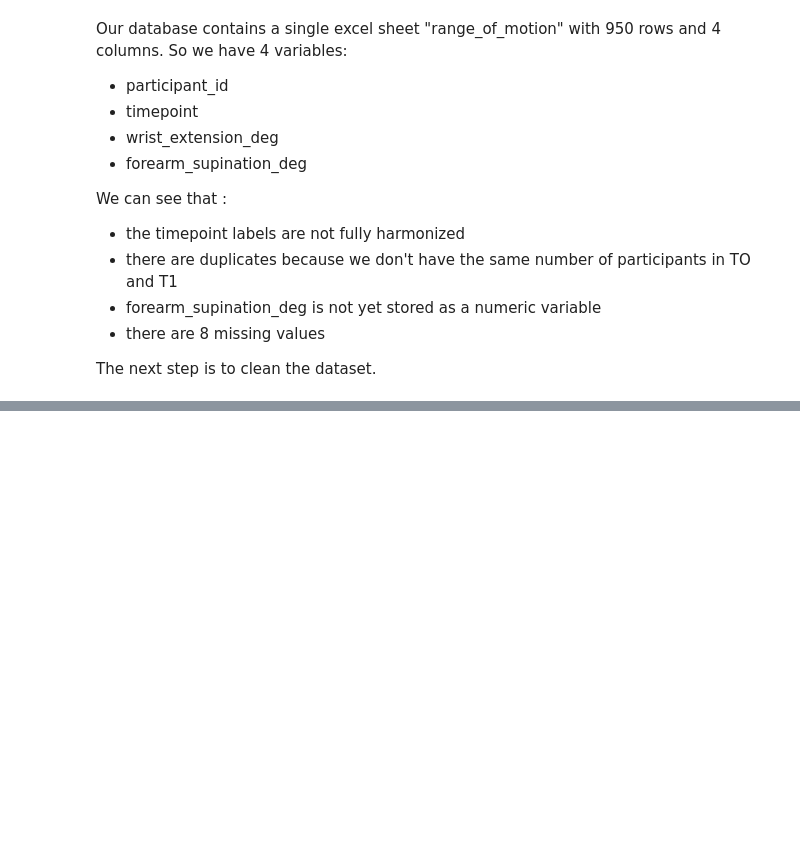
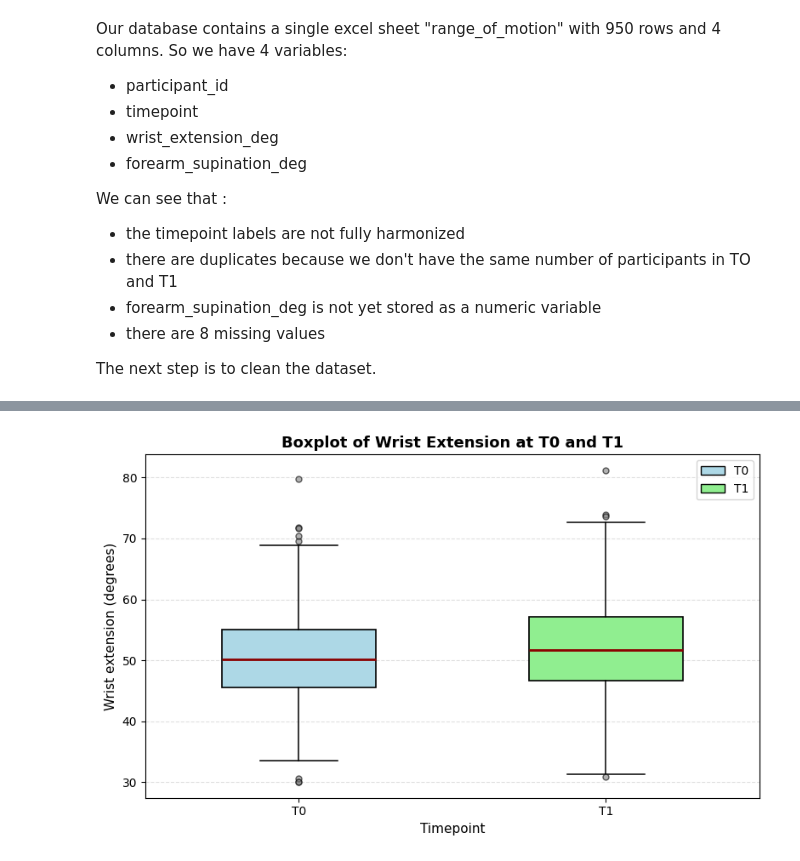
Before and after one commit to jahinnaduplaix/movement-analysis-project, a Jupyter notebook: main.ipynb, the cells around one changed output, grey strips where cells are left out. Cells and saved outputs as stored; diff of their text form; code cells hidden in the pictures; blank space fills up the shorter version.

Commit message:
V2 of data cleaning and exploratory analysis :boxplot of timepoint, Histograms of the change scores

```diff
--- a/main.ipynb
+++ b/main.ipynb
@@ -465,0 +644,19 @@ This dataset is now ready for the computation of the primary outcome variables a
+# %%
+# Create the change variable for wrist extension
+analysis_df["delta_wrist_extension_deg"] = (
+    analysis_df["wrist_extension_deg_T1"] - analysis_df["wrist_extension_deg_T0"]
+)
+
+# Create the change variable for forearm supination
+analysis_df["delta_forearm_supination_deg"] = (
+    analysis_df["forearm_supination_deg_T1"] - analysis_df["forearm_supination_deg_T0"]
+)
+
+# Display the first rows of the updated analysis dataset
+print(analysis_df.head())
+
+# Display simple descriptive statistics for the change variables
+print(
+    analysis_df[
+        ["delta_wrist_extension_deg", "delta_forearm_supination_deg"]
+    ].describe())
@@ -465,0 +955,49 @@ This dataset is now ready for the computation of the primary outcome variables a
+# %%
+# Boxplot for wrist extension at T0 and T1
+fig, ax = plt.subplots(figsize=(8, 5))
+
+box = ax.boxplot(
+    [
+        analysis_df["wrist_extension_deg_T0"].dropna(),
+        analysis_df["wrist_extension_deg_T1"].dropna()
+    ],
+    tick_labels=["T0", "T1"],
+    patch_artist=True,
+    widths=0.5,
+    medianprops=dict(color="darkred", linewidth=2),
+    boxprops=dict(edgecolor="black", linewidth=1.2),
+    whiskerprops=dict(color="black", linewidth=1.1),
+    capprops=dict(color="black", linewidth=1.1),
+    flierprops=dict(
+        marker="o",
+        markerfacecolor="gray",
+        markeredgecolor="black",
+        alpha=0.6,
+        markersize=5
+    )
+)
+
+# Customize box colors
+box["boxes"][0].set_facecolor("lightblue")
+box["boxes"][1].set_facecolor("lightgreen")
+
+# Title and labels
+ax.set_title("Boxplot of Wrist Extension at T0 and T1", fontsize=13, fontweight="bold")
+ax.set_ylabel("Wrist extension (degrees)", fontsize=11)
+ax.set_xlabel("Timepoint", fontsize=11)
+
+# Add a light grid
+ax.grid(axis="y", linestyle="--", alpha=0.4)
+
+# Add a legend
+legend_elements = [
+    Patch(facecolor="lightblue", edgecolor="black", label="T0"),
+    Patch(facecolor="lightgreen", edgecolor="black", label="T1")
+]
+ax.legend(handles=legend_elements, loc="upper right", frameon=True)
+
+plt.tight_layout()
+plt.savefig("results/figures_exploratory/boxplot_wrist_extension_T0_T1.png", dpi=300, bbox_inches="tight")
+plt.show()
+# %% [output]
+[figure, added]
```
Also changed, not shown: parts of 69 cells of this notebook, 8 other files.
